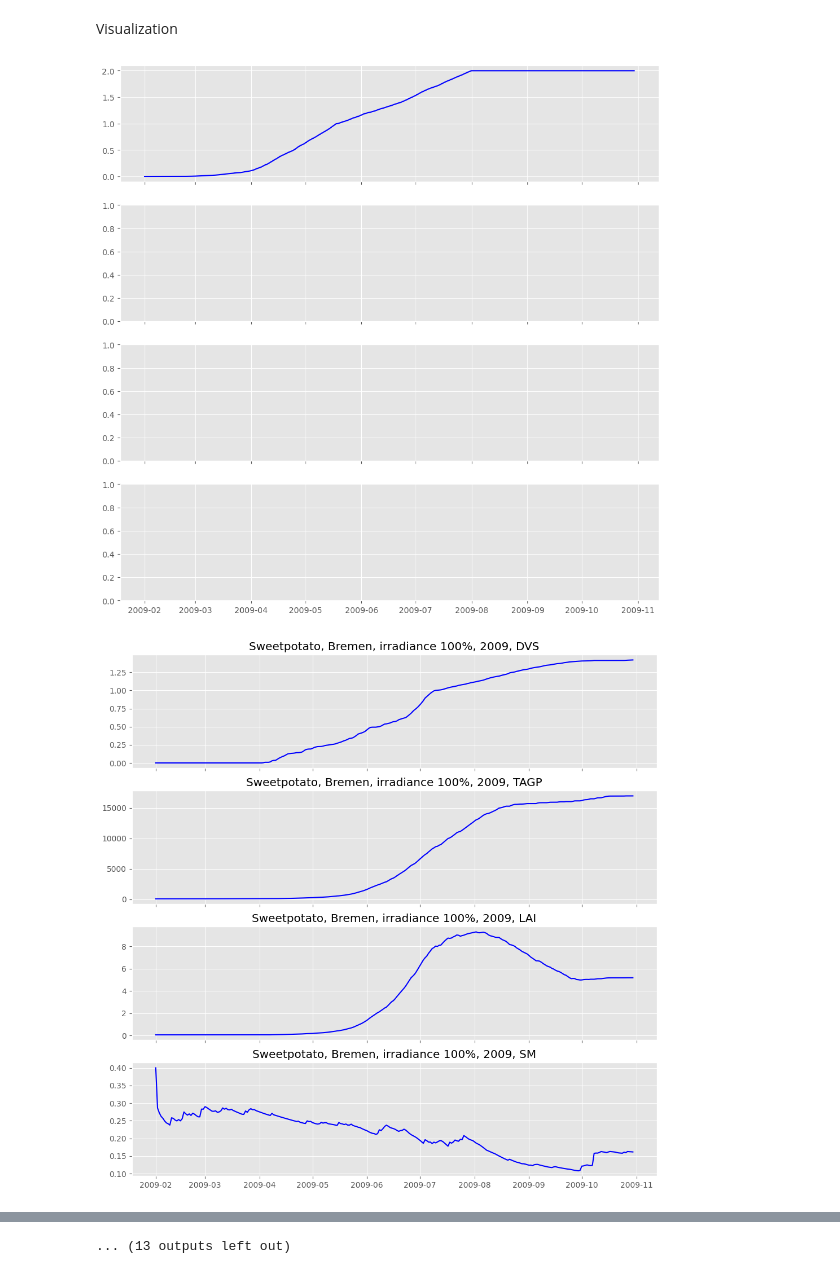
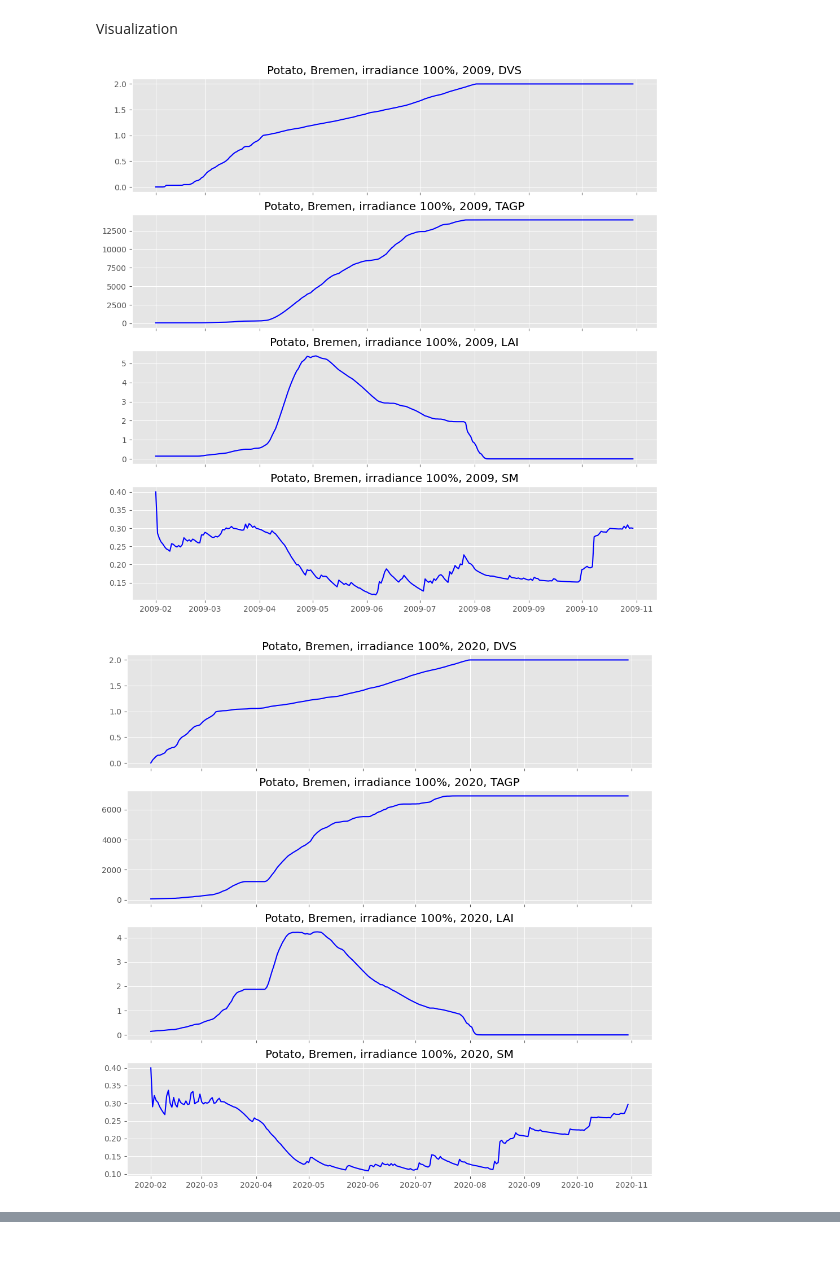
Before and after one commit to Luca2299/Agrivoltaics, a Jupyter notebook: Crop_simulation2.ipynb, the cells around one changed output, grey strips where cells are left out. Drawn from its saved outputs; the diff is of its cells as text; code cells hidden in the pictures.

```diff
--- a/Crop_simulation2.ipynb
+++ b/Crop_simulation2.ipynb
@@ -292,32 +292,40 @@ Excel file 'TEST_BREMEN.xlsx' created successfully with metadata and data.
 import numpy as np
 from pcse.input import CSVWeatherDataProvider
 weatherdataproviderChem2009_100 = CSVWeatherDataProvider("data_PCSE_prepd/DATA_Chemnitz_2009_prepd_PCSE.csv")
+weatherdataproviderChem2018_100 = CSVWeatherDataProvider("data_PCSE_prepd/DATA_Chemnitz_2018_prepd_PCSE.csv")
 weatherdataproviderChem2020_100 = CSVWeatherDataProvider("data_PCSE_prepd/DATA_Chemnitz_2020_prepd_PCSE.csv")
 weatherdataproviderBre2009_100 = CSVWeatherDataProvider("data_PCSE_prepd/DATA_Bremen_2009_prepd_PCSE.csv")
+weatherdataproviderBre2018_100 = CSVWeatherDataProvider("data_PCSE_prepd/DATA_Bremen_2018_prepd_PCSE.csv")
 weatherdataproviderBre2020_100 = CSVWeatherDataProvider("data_PCSE_prepd/DATA_Bremen_2020_prepd_PCSE.csv")
 
 weatherdataproviderChem2009_70 = CSVWeatherDataProvider("data_PCSE_prepd/DATA_Chemnitz_2009_prepd_PCSEx70.csv")
+weatherdataproviderChem2018_70 = CSVWeatherDataProvider("data_PCSE_prepd/DATA_Chemnitz_2018_prepd_PCSEx70.csv")
 weatherdataproviderChem2020_70 = CSVWeatherDataProvider("data_PCSE_prepd/DATA_Chemnitz_2020_prepd_PCSEx70.csv")
 weatherdataproviderBre2009_70 = CSVWeatherDataProvider("data_PCSE_prepd/DATA_Bremen_2009_prepd_PCSEx70.csv")
+weatherdataproviderBre2018_70 = CSVWeatherDataProvider("data_PCSE_prepd/DATA_Bremen_2018_prepd_PCSEx70.csv")
 weatherdataproviderBre2020_70 = CSVWeatherDataProvider("data_PCSE_prepd/DATA_Bremen_2020_prepd_PCSEx70.csv")
 
 weatherdataproviderChem2009_50 = CSVWeatherDataProvider("data_PCSE_prepd/DATA_Chemnitz_2009_prepd_PCSEx50.csv")
+weatherdataproviderChem2018_50 = CSVWeatherDataProvider("data_PCSE_prepd/DATA_Chemnitz_2018_prepd_PCSEx50.csv")
 weatherdataproviderChem2020_50 = CSVWeatherDataProvider("data_PCSE_prepd/DATA_Chemnitz_2020_prepd_PCSEx50.csv")
 weatherdataproviderBre2009_50 = CSVWeatherDataProvider("data_PCSE_prepd/DATA_Bremen_2009_prepd_PCSEx50.csv")
+weatherdataproviderBre2018_50 = CSVWeatherDataProvider("data_PCSE_prepd/DATA_Bremen_2018_prepd_PCSEx50.csv")
 weatherdataproviderBre2020_50 = CSVWeatherDataProvider("data_PCSE_prepd/DATA_Bremen_2020_prepd_PCSEx50.csv")
 
 #create List, format: place-shading-year
-weatherlist = [
-  [   [weatherdataproviderBre2009_100,weatherdataproviderBre2020_100],
-      [weatherdataproviderBre2009_70,weatherdataproviderBre2020_70],
-      [weatherdataproviderBre2009_50,weatherdataproviderBre2020_50]
+weatherlist = [  [   [weatherdataproviderBre2009_100,weatherdataproviderBre2018_100,weatherdataproviderBre2020_100],
+      [weatherdataproviderBre2009_70,weatherdataproviderBre2018_70,weatherdataproviderBre2020_70],
+      [weatherdataproviderBre2009_50,weatherdataproviderBre2018_50,weatherdataproviderBre2020_50]
   ],
   [
-      [weatherdataproviderChem2009_100,weatherdataproviderChem2020_100],
-      [weatherdataproviderChem2009_70,weatherdataproviderChem2020_70],
-      [weatherdataproviderChem2009_50,weatherdataproviderChem2020_50]
+      [weatherdataproviderChem2009_100,weatherdataproviderChem2018_100,weatherdataproviderChem2020_100],
+      [weatherdataproviderChem2009_70,weatherdataproviderChem2018_70,weatherdataproviderChem2020_70],
+      [weatherdataproviderChem2009_50,weatherdataproviderChem2018_50,weatherdataproviderChem2020_50]
   ]
 ]
 
+# weatherlist = [[[weatherdataproviderBre2009_100,weatherdataproviderBre2020_100]],
+#                [[weatherdataproviderChem2009_100,weatherdataproviderChem2020_100]]
+#               ]
 print(np.shape(weatherlist))
 # %% [output]
@@ -337,7 +345,7 @@ cropd = YAMLCropDataProvider(Wofost72_PP) #https://github.com/ajwdewit/WOFOST_cr
 #cropd.print_crops_varieties() #every kind of plant in this library
 
 #list of selected crops and variety, insert new plants here
-croplist = [["sweetpotato","Sweetpotato_VanHeemst_1988"],["wheat","Winter_wheat_101"]]
+croplist = [["potato","Potato_701"]] #,["wheat","Winter_wheat_101"],["millet","Millet_VanHeemst_1988"]
 
 """load dummy soil file https://pcse.readthedocs.io/en/stable/code.html#pcse.util.DummySoilDataProvider"""
 soild = DummySoilDataProvider()
@@ -349,15 +357,13 @@ sited = WOFOST72SiteDataProvider(WAV=10) #WAV = initial soil moisture
 parameters = ParameterProvider(cropdata=cropd, soildata=soild, sitedata=sited)
 
 """agro file"""
-agroswepot2009 = YAMLAgroManagementReader("agro/agro_sweetpotato_2009.yaml")
-agroswepot2020 = YAMLAgroManagementReader("agro/agro_sweetpotato_2020.yaml")
-agrowheat2009 = YAMLAgroManagementReader("agro/agro_wheat_2009.yaml")
-agrowheat2020 = YAMLAgroManagementReader("agro/agro_wheat_2020.yaml")
+agropot2009 = YAMLAgroManagementReader("agro/agro_potato_2009.yaml")
+agropot2020 = YAMLAgroManagementReader("agro/agro_potato_2020.yaml")
 #other agros can be added here
 
 #add agros to list: plant-year
 # [agropot2009,agropot2020],[agroOTHERPLANT2009,agroOTHERPLANT2020],...]
-agrolist = [[agroswepot2009,agroswepot2020],[agrowheat2009,agrowheat2020]]
+agrolist = [[agropot2009,agropot2020]]
 print(np.array(agrolist).shape)
 # %% [output]
 Using this class from pcse.util is deprecated, use pcse.input.DummySoilDataProvider
@@ -382,7 +388,7 @@ from pcse.models import Wofost72_WLP_CWB
 #       ]
 #   ]
 # ]
-wofsim_results = [[[[0,0],[0,0],[0,0]],[[0,0],[0,0],[0,0]]],[[[0,0],[0,0],[0,0]],[[0,0],[0,0],[0,0]]]]
+wofsim_results = [[[[0,0]],[[0,0]]]]
 """
 print(np.shape(wofsim_results))
 print(len(croplist))
@@ -404,22 +410,22 @@ for i in range(len(croplist)):
 Visualization
 # %%
 #prepare graph title generation
-title_plants = ["Sweetpotato, ","Wheat, "]
+title_plants = ["Potato, "]
 title_places = ["Bremen, ","Chemnitz, "]
 title_shading = ["irradiance 100%, ","irradiance 70%, ","irradiance 50%, "]
 title_year = ["2009, ","2020, "]
 
 #iterate through all result entries
 for i in range(len(wofsim_results)):
     for a in range(len(wofsim_results[i])):
         for b in range(len(wofsim_results[i][a])):
             for c in range(len(wofsim_results[i][a][b])):
                 fig, axes = plt.subplots(nrows=4, ncols=1, figsize=(12,12), sharex=True)
                 for var, ax in zip(["DVS", "TAGP", "LAI", "SM"], axes.flatten()):
                     ax.plot(wofsim_results[i][a][b][c].index, wofsim_results[i][a][b][c][var], 'b-')
                     ax.set_title(title_plants[i]+title_places[a]+title_shading[b]+title_year[c] +var)
                 plt.show()
         #fig.autofmt_xdate()
 # %% [output]
-[figure, old version]
+[figure, new version]
-[figure, old version]
+[figure, new version]
@@ -436 +433,0 @@ for i in range(len(wofsim_results)):
-... (13 outputs left out)
```
Also changed, not shown: parts of 4 cells of this notebook.
